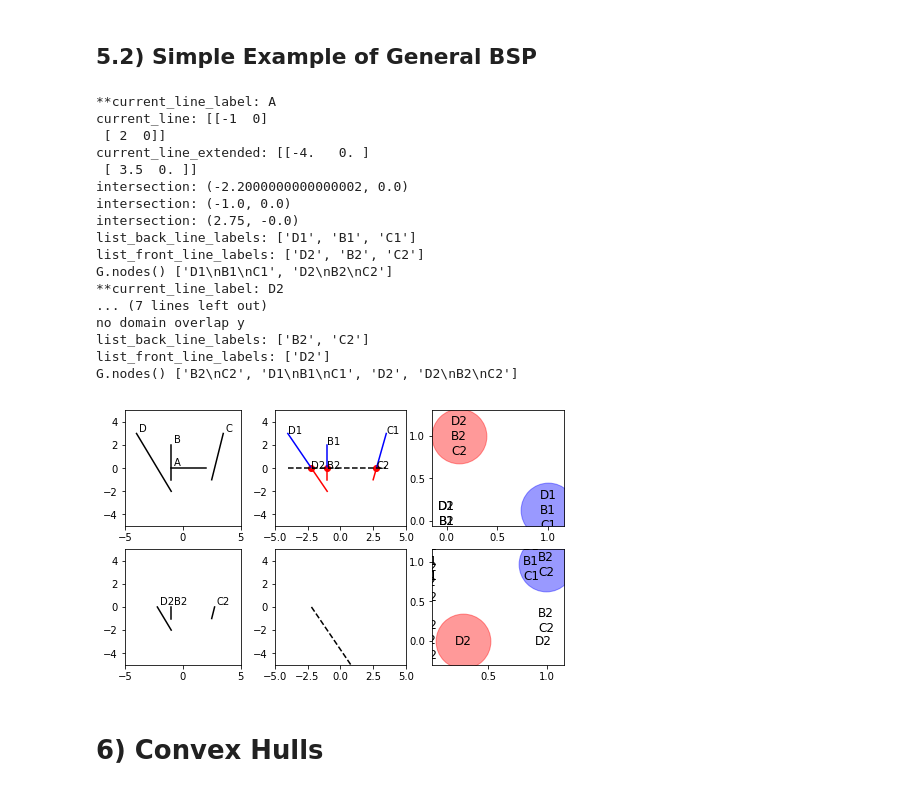
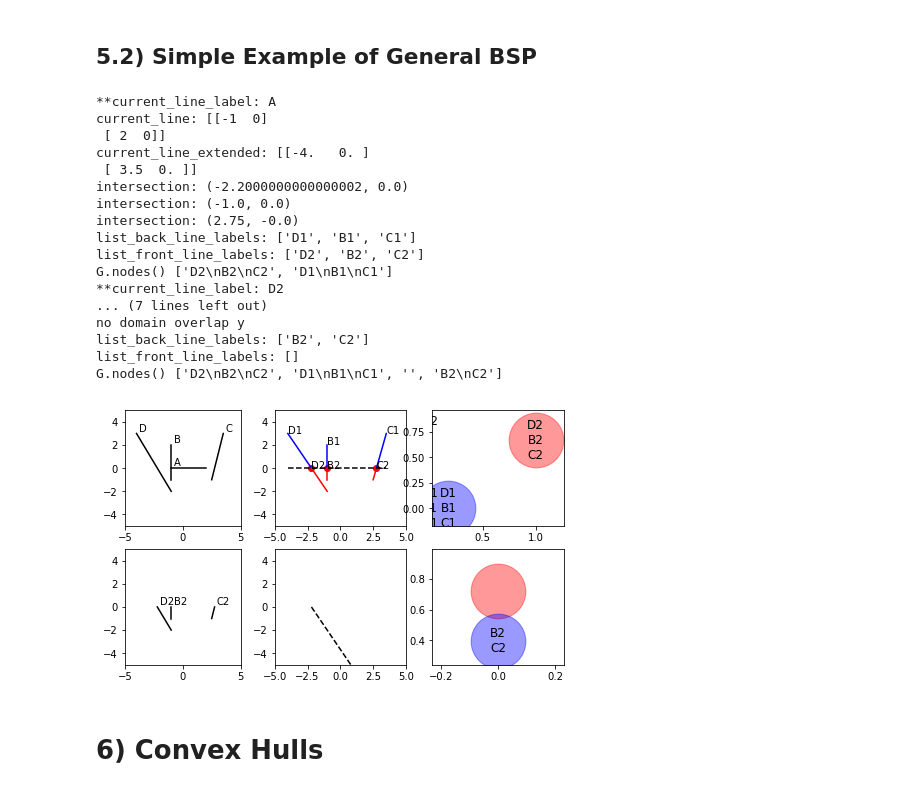
Before and after one commit to tylerjereddy/pycon-2017, a Jupyter notebook: mastering_scipy_spatial.ipynb, the cells around one changed output. Cells and saved outputs as stored; diff of their text form; code cells hidden in the pictures.

Commit message:
Fixed a bug in BSP example where the parent node would be counted in the list of front line labels.

```diff
--- a/mastering_scipy_spatial.ipynb
+++ b/mastering_scipy_spatial.ipynb
@@ -729,7 +729,7 @@ def recursive_BSP(list_lines, line_labels, current_node_index=2, fig=fig, curr_p
     if abs(xdiff) > abs(ydiff):
         # split over y
         for line, label in zip(new_list_lines, new_line_labels):
-            if label == 'A':
+            if label == current_line_label:
                 continue
             #print('line:', line)
             line_first_y = line[0][1]
@@ -744,7 +744,7 @@ def recursive_BSP(list_lines, line_labels, current_node_index=2, fig=fig, curr_p
     else:
         # split over x
         for line, label in zip(new_list_lines, new_line_labels):
-            if label == 'A':
+            if label == current_line_label:
                 continue
             #print('line:', line)
             line_first_x = line[0][0]
@@ -777,37 +777,37 @@ def recursive_BSP(list_lines, line_labels, current_node_index=2, fig=fig, curr_p
                          node_size=3000,
                          node_color=color,
                          alpha=0.4)
 
     print('list_back_line_labels:', list_back_line_labels)
     print('list_front_line_labels:', list_front_line_labels)
     print('G.nodes()', G.nodes())
     curr_plot += 1
     return list_front_line_labels, list_front_lines, curr_plot
 
 list_front_line_labels, list_front_lines, curr_plot = recursive_BSP(list_lines, line_labels)
 list_front_line_labels, list_front_lines, curr_plot = recursive_BSP(list_lines=list_front_lines,
                                                                     line_labels=list_front_line_labels,
                                                                     current_node_index=0,
                                                                     curr_plot=curr_plot)
 # %% [output]
 **current_line_label: A
 current_line: [[-1  0]
  [ 2  0]]
 current_line_extended: [[-4.   0. ]
  [ 3.5  0. ]]
 intersection: (-2.2000000000000002, 0.0)
 intersection: (-1.0, 0.0)
 intersection: (2.75, -0.0)
 list_back_line_labels: ['D1', 'B1', 'C1']
 list_front_line_labels: ['D2', 'B2', 'C2']
-G.nodes() ['D1\nB1\nC1', 'D2\nB2\nC2']
+G.nodes() ['D2\nB2\nC2', 'D1\nB1\nC1']
 **current_line_label: D2
 ... (7 lines left out)
 no domain overlap y
 list_back_line_labels: ['B2', 'C2']
-list_front_line_labels: ['D2']
-G.nodes() ['B2\nC2', 'D1\nB1\nC1', 'D2', 'D2\nB2\nC2']
+list_front_line_labels: []
+G.nodes() ['D2\nB2\nC2', 'D1\nB1\nC1', '', 'B2\nC2']
-[figure, old version]
+[figure, new version]
 # %% [markdown]
 # 6) Convex Hulls
 # %% [markdown]
```
Also changed, not shown: parts of 23 cells of this notebook.
